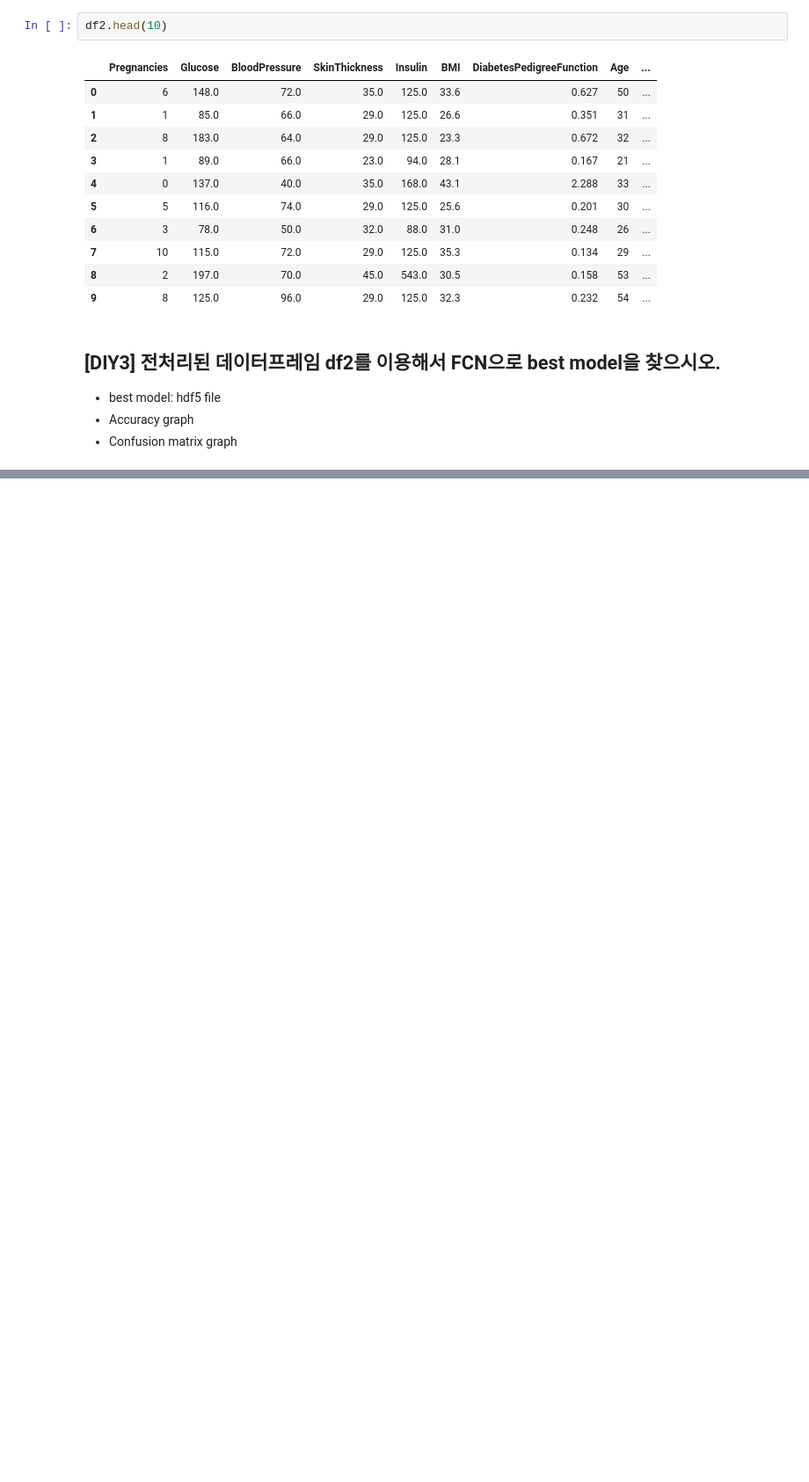
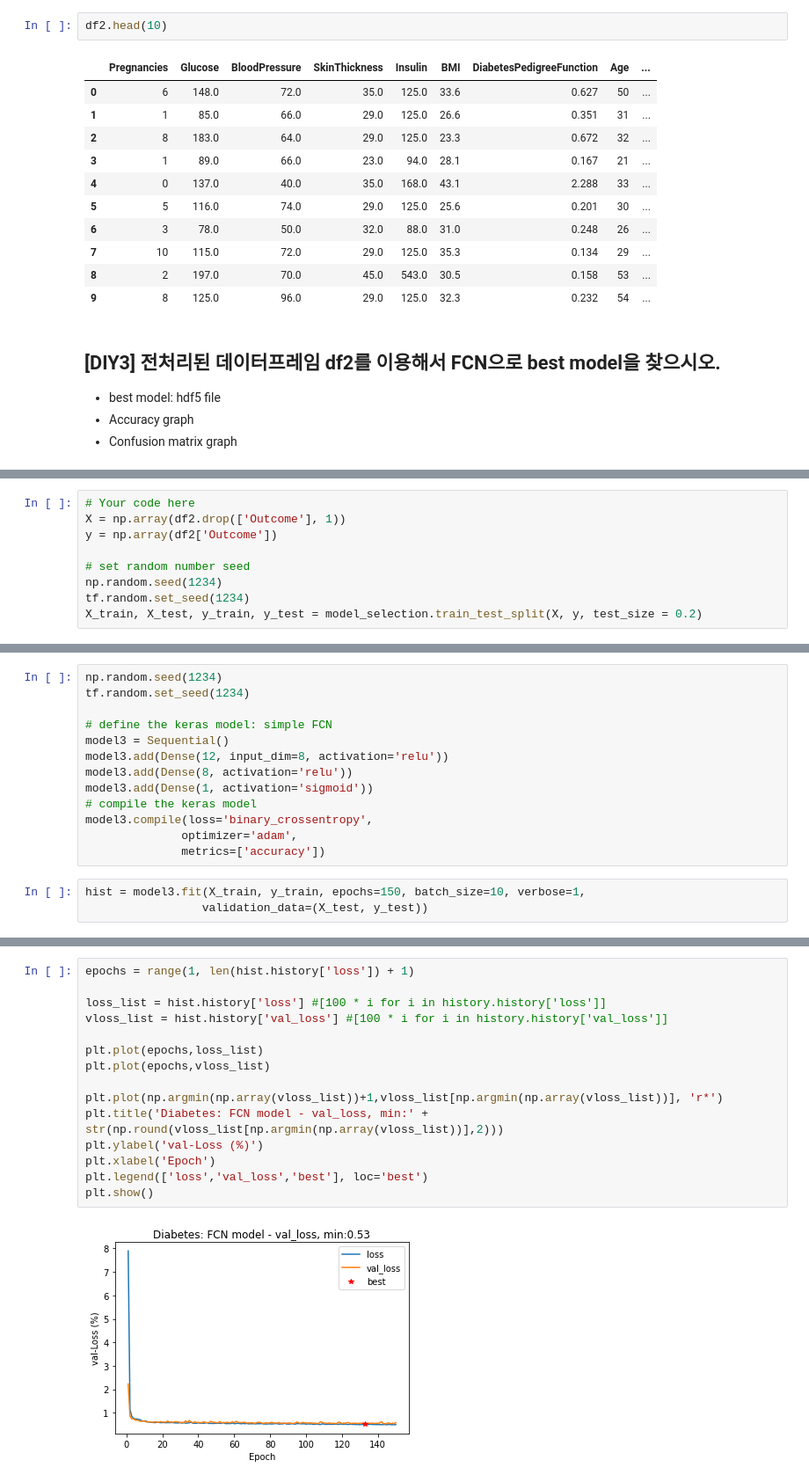
Before and after one commit to seokmin1/PDM08, a Jupyter notebook: py-tensorflow/DL1-FCN/proj01_diabetes_FCN_final.ipynb, the cells around one changed output, grey strips where cells are left out. Shown: that part at 88% size. Saved outputs shown, nothing was run; the diff lists cells and outputs as text; blank space fills up the shorter version.

```diff
--- a/py-tensorflow/DL1-FCN/proj01_diabetes_FCN_final.ipynb
+++ b/py-tensorflow/DL1-FCN/proj01_diabetes_FCN_final.ipynb
@@ -565,0 +564,9 @@ df2.head(10)
+# %%
+# Your code here
+X = np.array(df2.drop(['Outcome'], 1))
+y = np.array(df2['Outcome'])
+
+# set random number seed
+np.random.seed(1234)
+tf.random.set_seed(1234)
+X_train, X_test, y_train, y_test = model_selection.train_test_split(X, y, test_size = 0.2)
@@ -565,0 +575,16 @@ df2.head(10)
+# %%
+np.random.seed(1234)
+tf.random.set_seed(1234)
+
+# define the keras model: simple FCN
+model3 = Sequential()
+model3.add(Dense(12, input_dim=8, activation='relu'))
+model3.add(Dense(8, activation='relu'))
+model3.add(Dense(1, activation='sigmoid'))
+# compile the keras model
+model3.compile(loss='binary_crossentropy',
+              optimizer='adam',
+              metrics=['accuracy'])
+# %%
+hist = model3.fit(X_train, y_train, epochs=150, batch_size=10, verbose=1,
+                 validation_data=(X_test, y_test))
@@ -565,0 +609,17 @@ df2.head(10)
+# %%
+epochs = range(1, len(hist.history['loss']) + 1)
+
+loss_list = hist.history['loss'] #[100 * i for i in history.history['loss']]
+vloss_list = hist.history['val_loss'] #[100 * i for i in history.history['val_loss']]
+
+plt.plot(epochs,loss_list)
+plt.plot(epochs,vloss_list)
+
+plt.plot(np.argmin(np.array(vloss_list))+1,vloss_list[np.argmin(np.array(vloss_list))], 'r*')
+plt.title('Diabetes: FCN model - val_loss, min:' + str(np.round(vloss_list[np.argmin(np.array(vloss_list))],2)))
+plt.ylabel('val-Loss (%)')
+plt.xlabel('Epoch')
+plt.legend(['loss','val_loss','best'], loc='best')
+plt.show()
+# %% [output]
+[figure, added]
```
Also changed, not shown: parts of 17 cells of this notebook.
